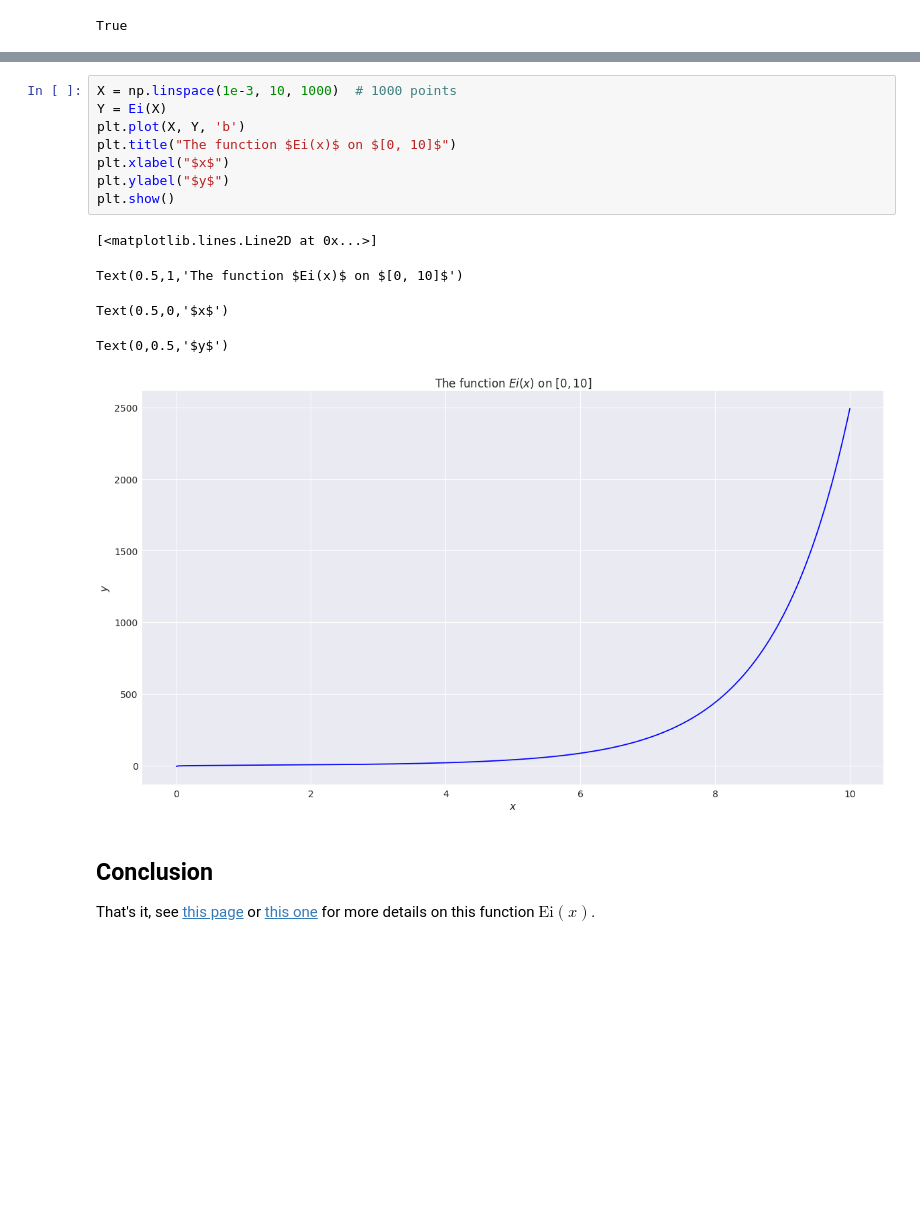
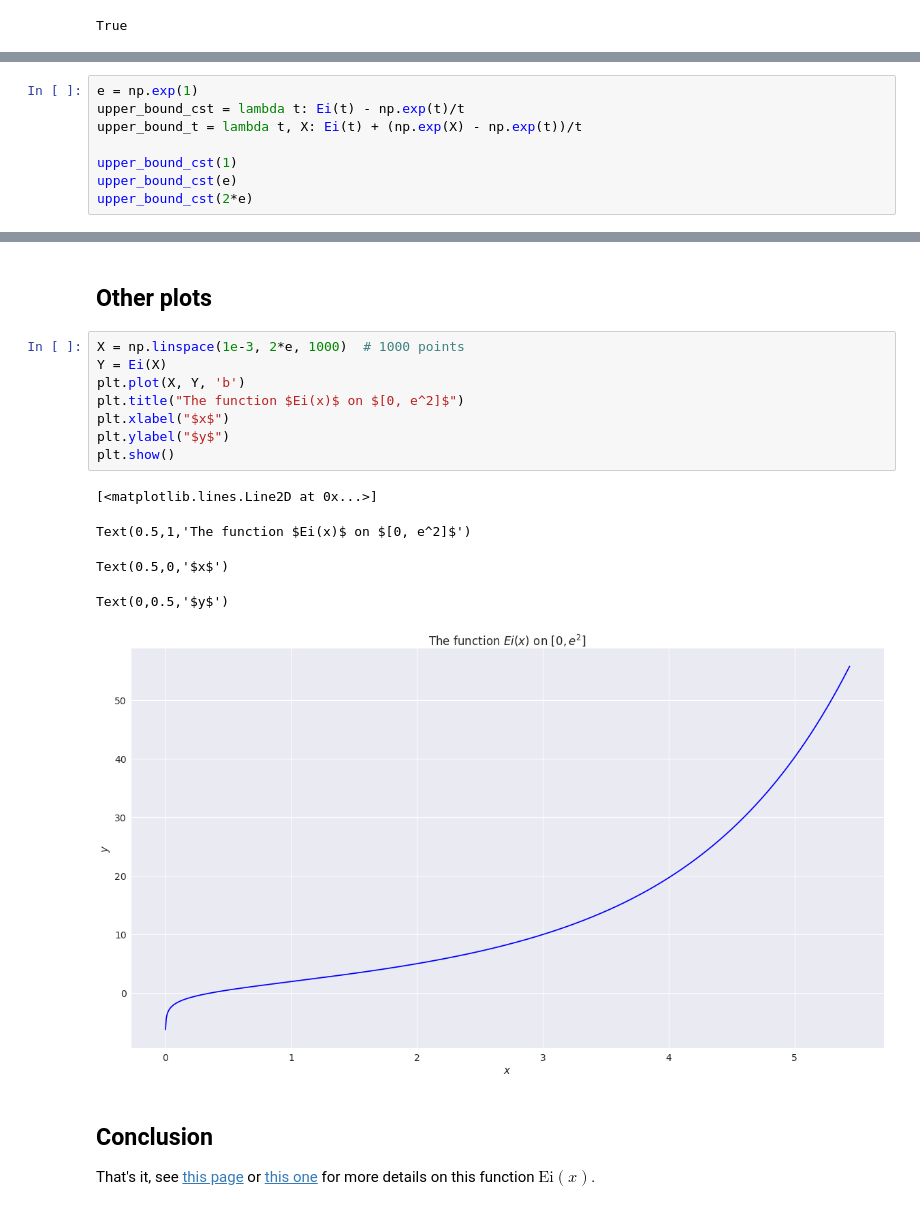
Before and after one commit to Naereen/notebooks, a Jupyter notebook: Exponential_Integral_Python.ipynb, the cells around one changed output, grey strips where cells are left out. Drawn from its saved outputs; the diff is of its cells as text; blank space fills up the shorter version.

Commit message:
Add illustrations of more upper-bounds.

```diff
--- a/Exponential_Integral_Python.ipynb
+++ b/Exponential_Integral_Python.ipynb
@@ -236,0 +256,8 @@ Text(0,0.5,'$y$')
+# %%
+e = np.exp(1)
+upper_bound_cst = lambda t: Ei(t) - np.exp(t)/t
+upper_bound_t = lambda t, X: Ei(t) + (np.exp(X) - np.exp(t))/t
+
+upper_bound_cst(1)
+upper_bound_cst(e)
+upper_bound_cst(2*e)
@@ -237,17 +336,19 @@ Text(0,0.5,'$y$')
+# %% [markdown]
+## Other plots
 # %%
-X = np.linspace(1e-3, 10, 1000)  # 1000 points
+X = np.linspace(1e-3, 2*e, 1000)  # 1000 points
 Y = Ei(X)
 plt.plot(X, Y, 'b')
-plt.title("The function $Ei(x)$ on $[0, 10]$")
+plt.title("The function $Ei(x)$ on $[0, e^2]$")
 plt.xlabel("$x$")
 plt.ylabel("$y$")
 plt.show()
 # %% [output]
 [<matplotlib.lines.Line2D at 0x...>]
-Text(0.5,1,'The function $Ei(x)$ on $[0, 10]$')
+Text(0.5,1,'The function $Ei(x)$ on $[0, e^2]$')
 Text(0.5,0,'$x$')
 Text(0,0.5,'$y$')
-[figure, old version]
+[figure, new version]
 # %% [markdown]
 ## Conclusion
 
```
Also changed, not shown: parts of 19 cells of this notebook, 1 other file.
